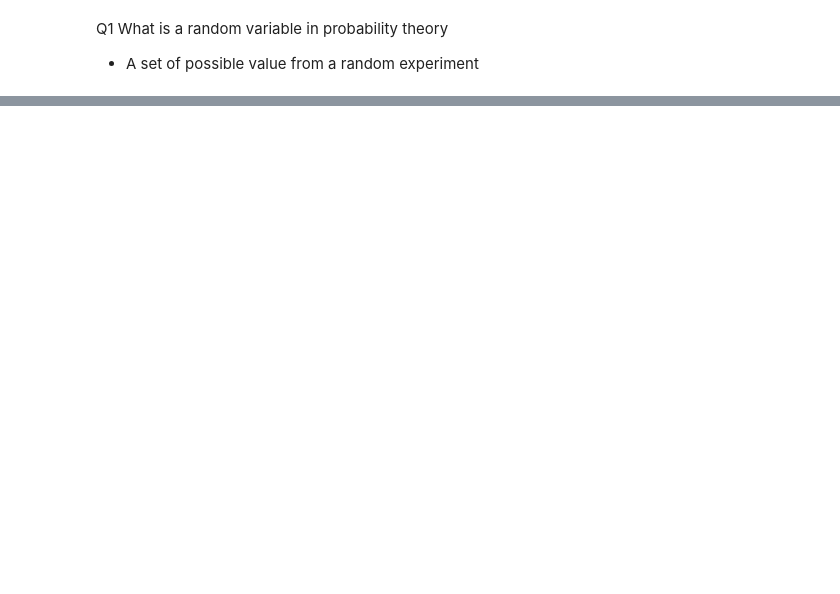
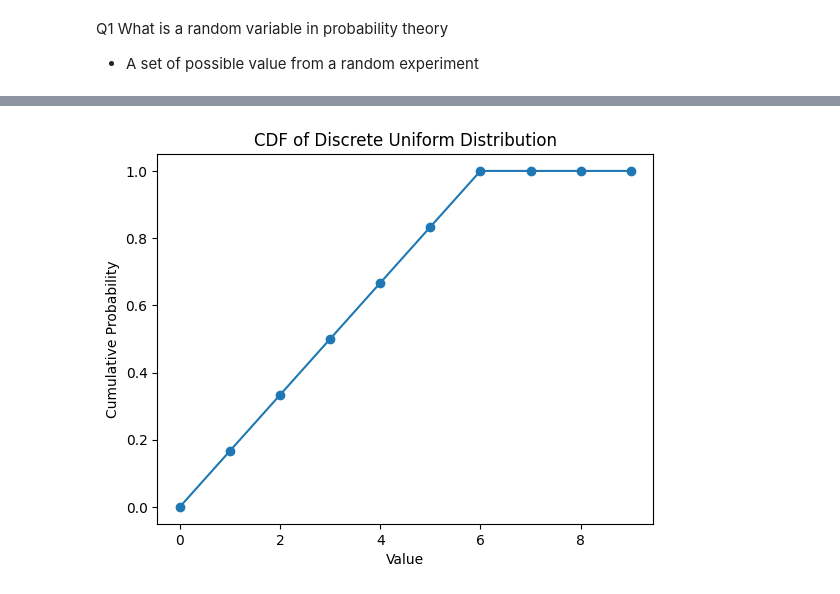
Before and after one commit to karan0991/assignments-, a Jupyter notebook: Statistics_Advance_1.ipynb, the cells around one changed output, grey strips where cells are left out. Saved outputs shown, nothing was run; the diff lists cells and outputs as text; code cells hidden in the pictures; blank space fills up the shorter version.

```diff
--- a/Statistics_Advance_1.ipynb
+++ b/Statistics_Advance_1.ipynb
@@ -59,4 +143,13 @@ Q23 How does a probability distribution relate to the expected outcome of a rand
 # %%
 # Q6 Write a Python program to calculate and plot the cumulative distribution function (CDF) of a discrete uniform distribution
+cdf = randint.cdf(x, 1, 7)
+
+plt.plot(x, cdf, marker='o', linestyle='-')
+plt.xlabel('Value')
+plt.ylabel('Cumulative Probability')
+plt.title('CDF of Discrete Uniform Distribution')
+plt.show()
+# %% [output]
+[figure, added]
 # %%
 # Q7 Generate a continuous uniform distribution using NumPy and visualize it
```
Also changed, not shown: parts of 49 cells of this notebook.
